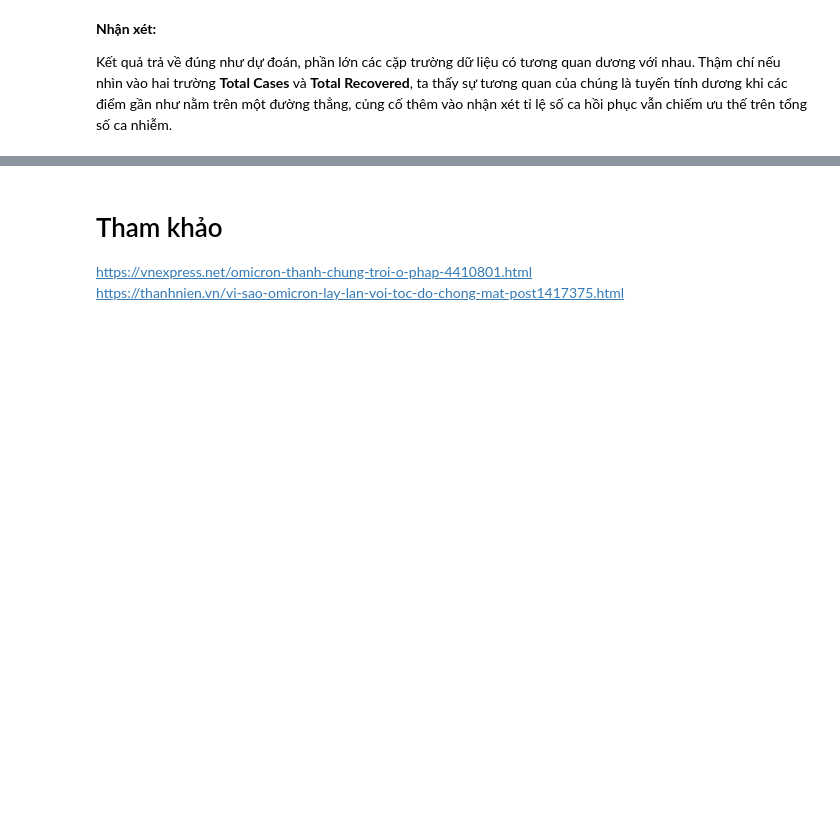
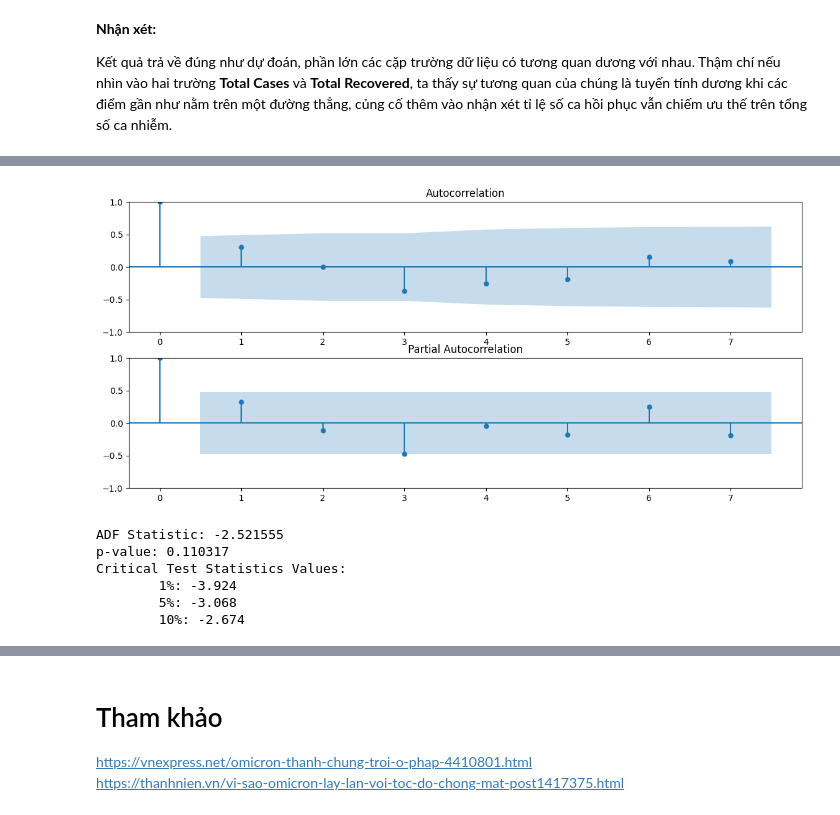
Before and after one commit to cttho/cttho-education-projects, a Jupyter notebook: Worldometer-COVID19/Lab01.ipynb, the cells around one changed output, grey strips where cells are left out. Saved outputs shown, nothing was run; the diff lists cells and outputs as text; code cells hidden in the pictures; blank space fills up the shorter version.

```diff
--- a/Worldometer-COVID19/Lab01.ipynb
+++ b/Worldometer-COVID19/Lab01.ipynb
@@ -878,0 +954,21 @@ Kết quả trả về đúng như dự đoán, phần lớn các cặp trườn
+# %%
+fig, (ax1, ax2) = plt.subplots(nrows=2, ncols=1, figsize=(14,6), sharex=False, sharey=False)
+ax1 = plot_acf(time_series, lags=len(time_series)/2-1, ax=ax1)
+ax2 = plot_pacf(time_series, lags=len(time_series)/2-1, ax=ax2)
+plt.show()
+# %% [output]
+[figure, added]
+# %%
+result = adfuller(time_series)
+print('ADF Statistic: %f' % result[0])
+print('p-value: %f' % result[1])
+print('Critical Test Statistics Values:')
+for key, value in result[4].items():
+    print('\t%s: %.3f' % (key, value))
+# %% [output]
+ADF Statistic: -2.521555
+p-value: 0.110317
+Critical Test Statistics Values:
+        1%: -3.924
+        5%: -3.068
+        10%: -2.674
```
Also changed, not shown: parts of 23 cells of this notebook, 21 other files.
